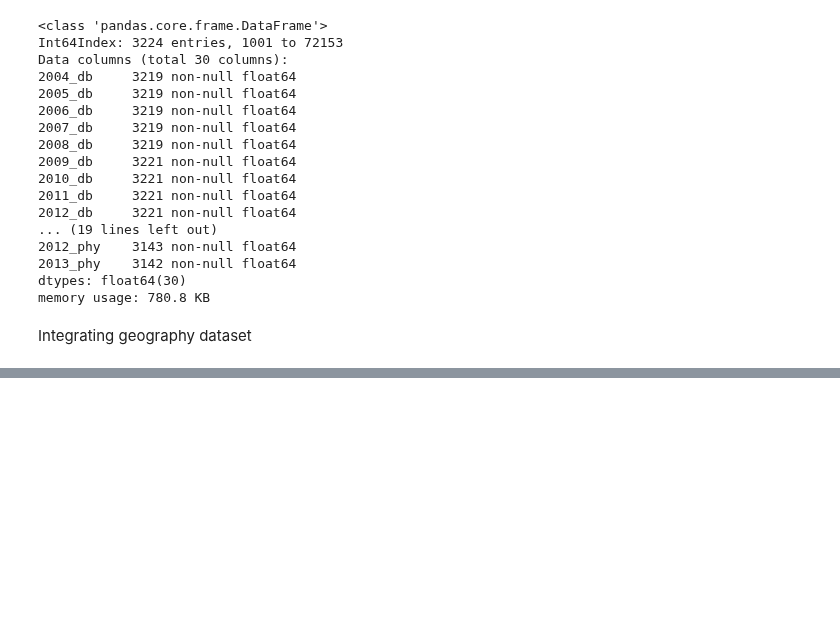
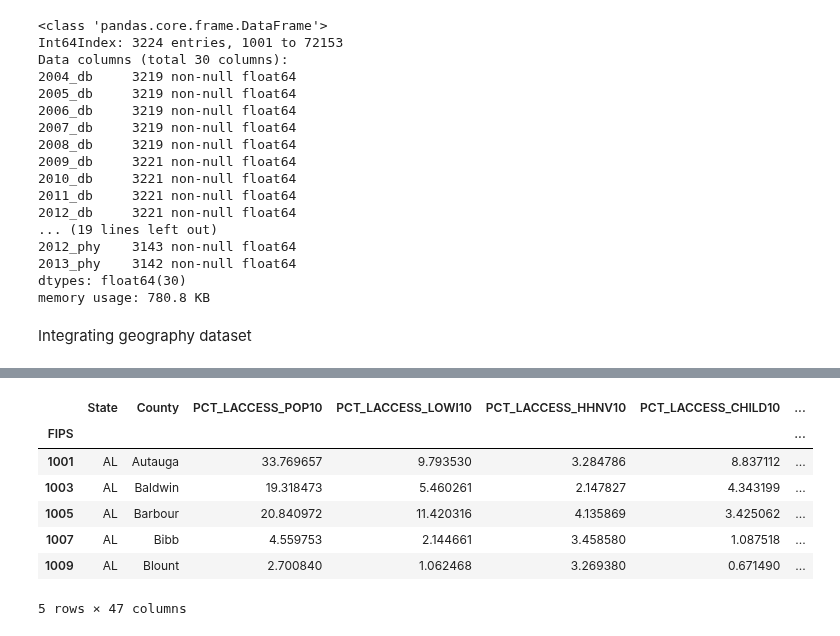
Before and after one commit to cathyxinxyz/Capstone_Project_1, a Jupyter notebook: Codes/Data Integration.ipynb, the cells around one changed output, grey strips where cells are left out. Cells and saved outputs as stored; diff of their text form; code cells hidden in the pictures; blank space fills up the shorter version.

Commit message:
add new datasets

```diff
--- a/Codes/Data Integration.ipynb
+++ b/Codes/Data Integration.ipynb
@@ -384,0 +391,2 @@ df_rbcodes=pd.read_excel(url)
+# %%
+combined=pd.concat([combined, df_rbcodes[['RUCC_2013']]], join='inner',axis=1)
@@ -384,0 +413,2 @@ df_rbcodes=pd.read_excel(url)
+# %%
+df_divisions=pd.read_csv(Overall_folder+'Datasets/geography/state_region.csv')
@@ -384,0 +428,2 @@ df_rbcodes=pd.read_excel(url)
+# %%
+division_dict=df_divisions.set_index('State Code').to_dict()
@@ -384,0 +450,14 @@ df_rbcodes=pd.read_excel(url)
+# %%
+combined['Division']=combined['State'].map(division_dict['Division'])
+combined['Region']=combined['State'].map(division_dict['Region'])
+# %%
+combined.head(5)
+# %% [output]
+|  | State | County | PCT_LACCESS_POP10 | PCT_LACCESS_LOWI10 | PCT_LACCESS_HHNV10 | PCT_LACCESS_CHILD10 | ... |
+| FIPS |  |  |  |  |  |  | ... |
+| 1001 | AL | Autauga | 33.769657 | 9.793530 | 3.284786 | 8.837112 | ... |
+| 1003 | AL | Baldwin | 19.318473 | 5.460261 | 2.147827 | 4.343199 | ... |
+| 1005 | AL | Barbour | 20.840972 | 11.420316 | 4.135869 | 3.425062 | ... |
+| 1007 | AL | Bibb | 4.559753 | 2.144661 | 3.458580 | 1.087518 | ... |
+| 1009 | AL | Blount | 2.700840 | 1.062468 | 3.269380 | 0.671490 | ... |
+5 rows × 47 columns
```
Also changed, not shown: parts of 12 cells of this notebook, 2 other files.
